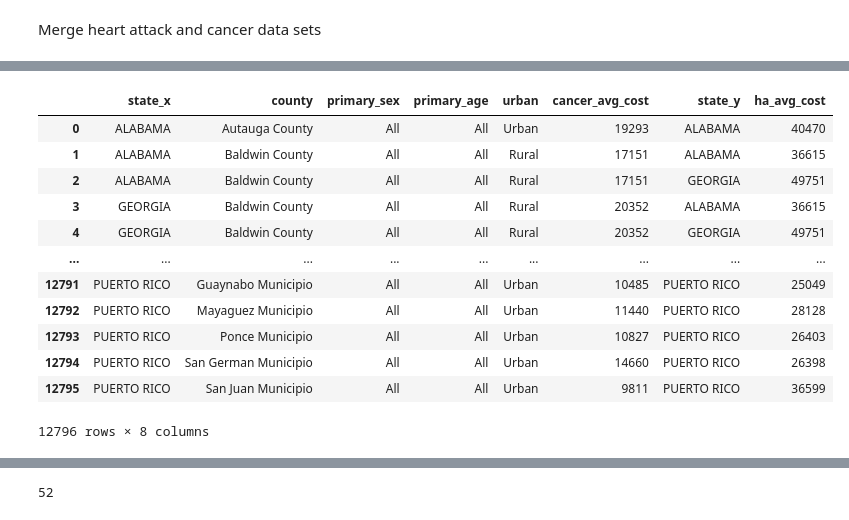
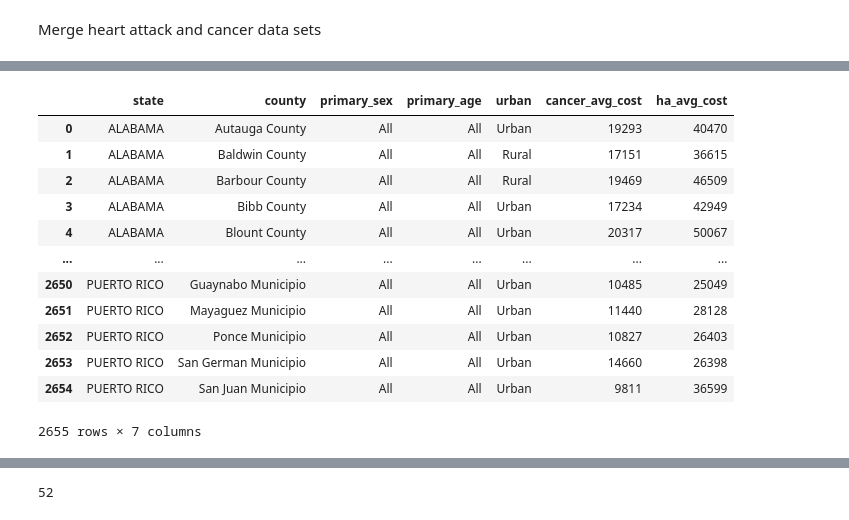
Before and after one commit to hiralmaster/data-science-essentials-3, a Jupyter notebook: notebooks/ModelMaking_Homework.ipynb, the cells around one changed output, grey strips where cells are left out. Saved outputs shown, nothing was run; the diff lists cells and outputs as text; code cells hidden in the pictures.

```diff
--- a/notebooks/ModelMaking_Homework.ipynb
+++ b/notebooks/ModelMaking_Homework.ipynb
@@ -283,18 +132,18 @@ ha_costs_df.head()
 # %%
 ha_cancer_costs_df = pd.merge(cancer_costs_df.loc[:,['state', 'county','primary_sex', 'primary_age', 'urban', 'cancer_avg_cost']],
-                                     ha_costs_df.loc[:,['state', 'county', 'ha_avg_cost']], on='state' and 'county', how='inner')
+                                     ha_costs_df.loc[:,['state', 'county', 'ha_avg_cost']], on=['state', 'county'], how='inner')
 ha_cancer_costs_df.head(-1)
 # %% [output]
-|  | state_x | county | primary_sex | primary_age | urban | cancer_avg_cost | state_y | ha_avg_cost |
-| 0 | ALABAMA | Autauga County | All | All | Urban | 19293 | ALABAMA | 40470 |
-| 1 | ALABAMA | Baldwin County | All | All | Rural | 17151 | ALABAMA | 36615 |
-| 2 | ALABAMA | Baldwin County | All | All | Rural | 17151 | GEORGIA | 49751 |
-| 3 | GEORGIA | Baldwin County | All | All | Rural | 20352 | ALABAMA | 36615 |
-| 4 | GEORGIA | Baldwin County | All | All | Rural | 20352 | GEORGIA | 49751 |
-| ... | ... | ... | ... | ... | ... | ... | ... | ... |
-| 12791 | PUERTO RICO | Guaynabo Municipio | All | All | Urban | 10485 | PUERTO RICO | 25049 |
-| 12792 | PUERTO RICO | Mayaguez Municipio | All | All | Urban | 11440 | PUERTO RICO | 28128 |
-| 12793 | PUERTO RICO | Ponce Municipio | All | All | Urban | 10827 | PUERTO RICO | 26403 |
-| 12794 | PUERTO RICO | San German Municipio | All | All | Urban | 14660 | PUERTO RICO | 26398 |
-| 12795 | PUERTO RICO | San Juan Municipio | All | All | Urban | 9811 | PUERTO RICO | 36599 |
+|  | state | county | primary_sex | primary_age | urban | cancer_avg_cost | ha_avg_cost |
+| 0 | ALABAMA | Autauga County | All | All | Urban | 19293 | 40470 |
+| 1 | ALABAMA | Baldwin County | All | All | Rural | 17151 | 36615 |
+| 2 | ALABAMA | Barbour County | All | All | Rural | 19469 | 46509 |
+| 3 | ALABAMA | Bibb County | All | All | Urban | 17234 | 42949 |
+| 4 | ALABAMA | Blount County | All | All | Urban | 20317 | 50067 |
+| ... | ... | ... | ... | ... | ... | ... | ... |
+| 2650 | PUERTO RICO | Guaynabo Municipio | All | All | Urban | 10485 | 25049 |
+| 2651 | PUERTO RICO | Mayaguez Municipio | All | All | Urban | 11440 | 28128 |
+| 2652 | PUERTO RICO | Ponce Municipio | All | All | Urban | 10827 | 26403 |
+| 2653 | PUERTO RICO | San German Municipio | All | All | Urban | 14660 | 26398 |
+| 2654 | PUERTO RICO | San Juan Municipio | All | All | Urban | 9811 | 36599 |
-12796 rows × 8 columns
+2655 rows × 7 columns
```
Also changed, not shown: parts of 50 cells of this notebook, 4 other files.
